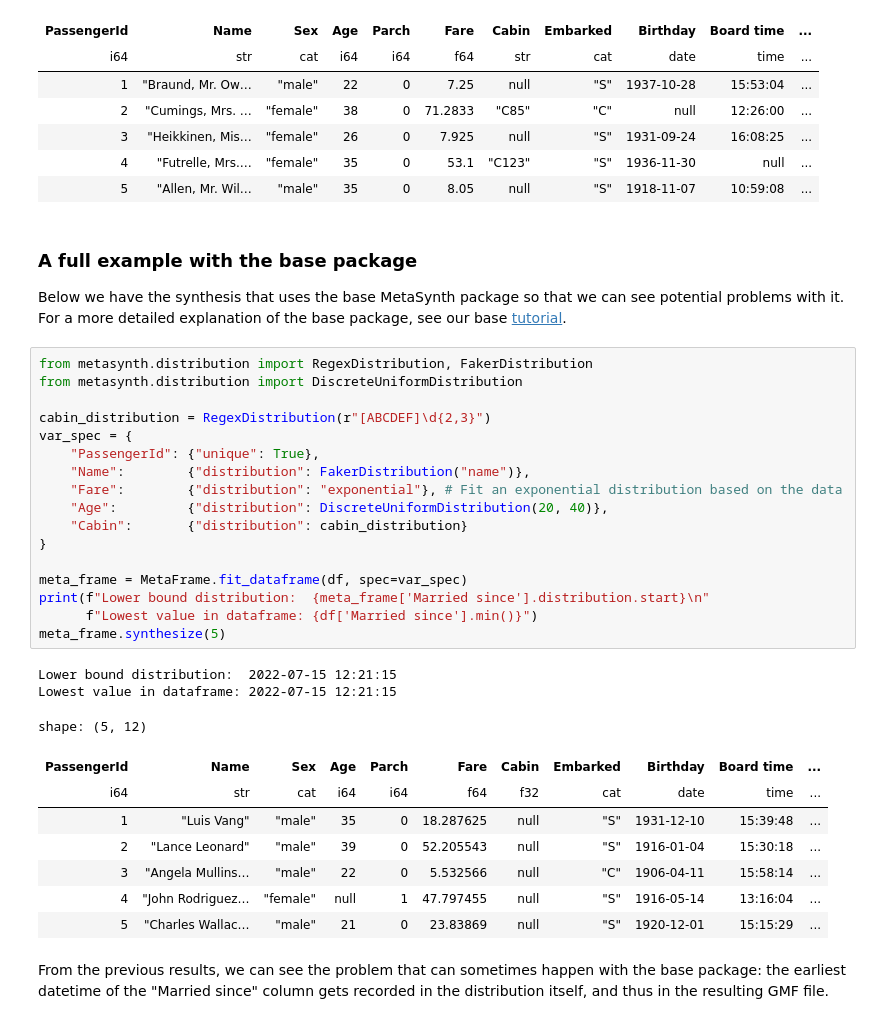
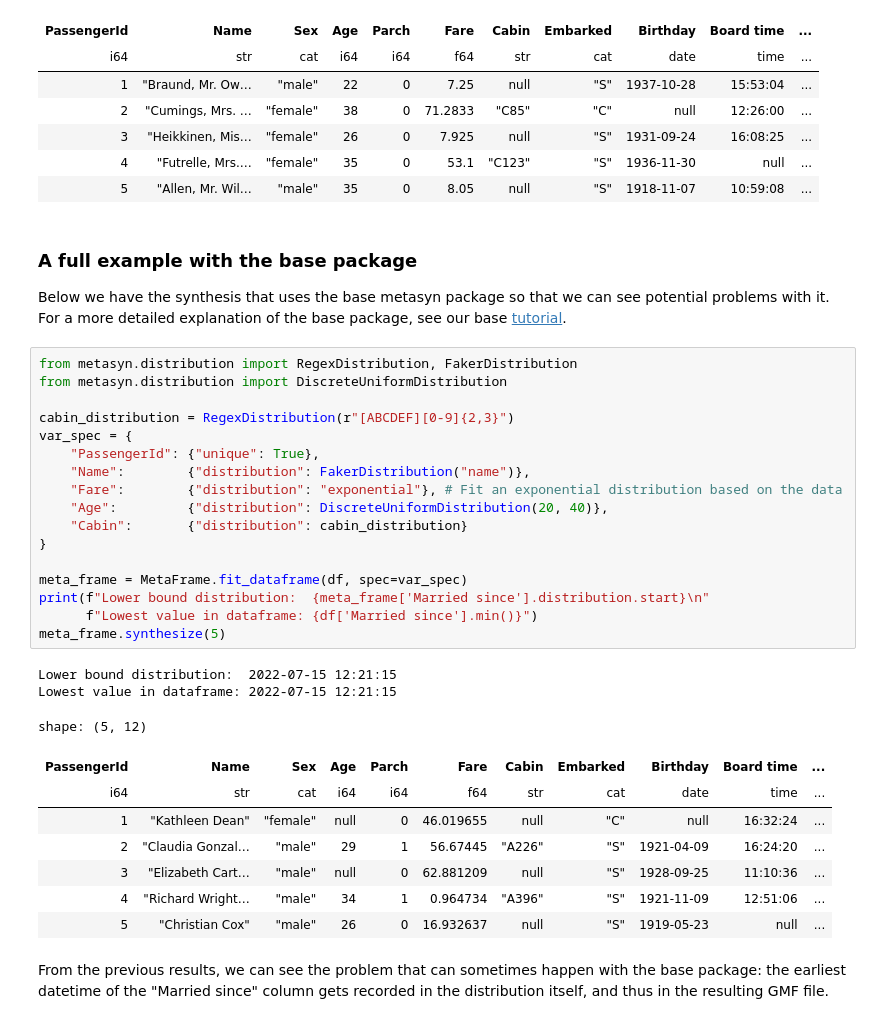
Before and after one commit to sodascience/metasyn-disclosure-control, a Jupyter notebook: examples/tutorial.ipynb, the cells around one changed output. Cells and saved outputs as stored; diff of their text form.

```diff
--- a/examples/tutorial.ipynb
+++ b/examples/tutorial.ipynb
@@ -42,35 +42,35 @@ shape: (5, 12)
 # %% [markdown]
 ### A full example with the base package
 
-Below we have the synthesis that uses the base MetaSynth package so that we can see potential problems with it. For a more detailed explanation of the base package, see our base [tutorial](https://github.com/sodascience/metasynth/blob/main/examples/advanced_tutorial.ipynb).
+Below we have the synthesis that uses the base metasyn package so that we can see potential problems with it. For a more detailed explanation of the base package, see our base [tutorial](https://github.com/sodascience/metasyn/blob/main/examples/advanced_tutorial.ipynb).
 # %%
-from metasynth.distribution import RegexDistribution, FakerDistribution
-from metasynth.distribution import DiscreteUniformDistribution
+from metasyn.distribution import RegexDistribution, FakerDistribution
+from metasyn.distribution import DiscreteUniformDistribution
 
-cabin_distribution = RegexDistribution(r"[ABCDEF]\d{2,3}")
+cabin_distribution = RegexDistribution(r"[ABCDEF][0-9]{2,3}")
 var_spec = {
     "PassengerId": {"unique": True},
     "Name":        {"distribution": FakerDistribution("name")},
     "Fare":        {"distribution": "exponential"}, # Fit an exponential distribution based on the data
     "Age":         {"distribution": DiscreteUniformDistribution(20, 40)},
     "Cabin":       {"distribution": cabin_distribution}
 }
 
 meta_frame = MetaFrame.fit_dataframe(df, spec=var_spec)
 print(f"Lower bound distribution:  {meta_frame['Married since'].distribution.start}\n"
       f"Lowest value in dataframe: {df['Married since'].min()}")
 meta_frame.synthesize(5)
 # %% [output]
 Lower bound distribution:  2022-07-15 12:21:15
 Lowest value in dataframe: 2022-07-15 12:21:15
 shape: (5, 12)
 | PassengerId | Name | Sex | Age | Parch | Fare | Cabin | Embarked | Birthday | Board time | ... |
-| i64 | str | cat | i64 | i64 | f64 | f32 | cat | date | time | ... |
-| 1 | "Luis Vang" | "male" | 35 | 0 | 18.287625 | null | "S" | 1931-12-10 | 15:39:48 | ... |
-| 2 | "Lance Leonard" | "male" | 39 | 0 | 52.205543 | null | "S" | 1916-01-04 | 15:30:18 | ... |
-| 3 | "Angela Mullins… | "male" | 22 | 0 | 5.532566 | null | "C" | 1906-04-11 | 15:58:14 | ... |
-| 4 | "John Rodriguez… | "female" | null | 1 | 47.797455 | null | "S" | 1916-05-14 | 13:16:04 | ... |
-| 5 | "Charles Wallac… | "male" | 21 | 0 | 23.83869 | null | "S" | 1920-12-01 | 15:15:29 | ... |
+| i64 | str | cat | i64 | i64 | f64 | str | cat | date | time | ... |
+| 1 | "Kathleen Dean" | "female" | null | 0 | 46.019655 | null | "C" | null | 16:32:24 | ... |
+| 2 | "Claudia Gonzal… | "male" | 29 | 1 | 56.67445 | "A226" | "S" | 1921-04-09 | 16:24:20 | ... |
+| 3 | "Elizabeth Cart… | "male" | null | 0 | 62.881209 | null | "S" | 1928-09-25 | 11:10:36 | ... |
+| 4 | "Richard Wright… | "male" | 34 | 1 | 0.964734 | "A396" | "S" | 1921-11-09 | 12:51:06 | ... |
+| 5 | "Christian Cox" | "male" | 26 | 0 | 16.932637 | null | "S" | 1919-05-23 | null | ... |
 # %% [markdown]
 From the previous results, we can see the problem that can sometimes happen with the base package: the earliest datetime of the "Married since" column gets recorded in the distribution itself, and thus in the resulting GMF file.
 # %% [markdown]
```
Also changed, not shown: parts of 9 cells of this notebook, 21 other files.
